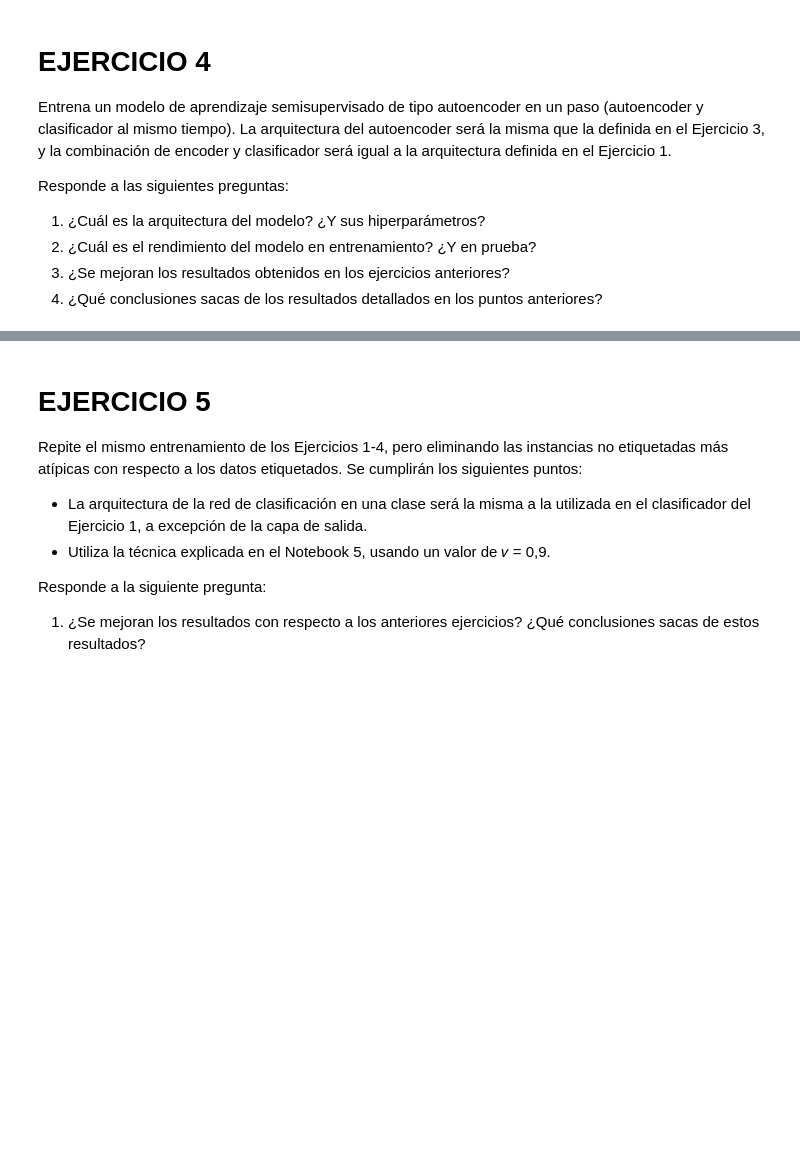
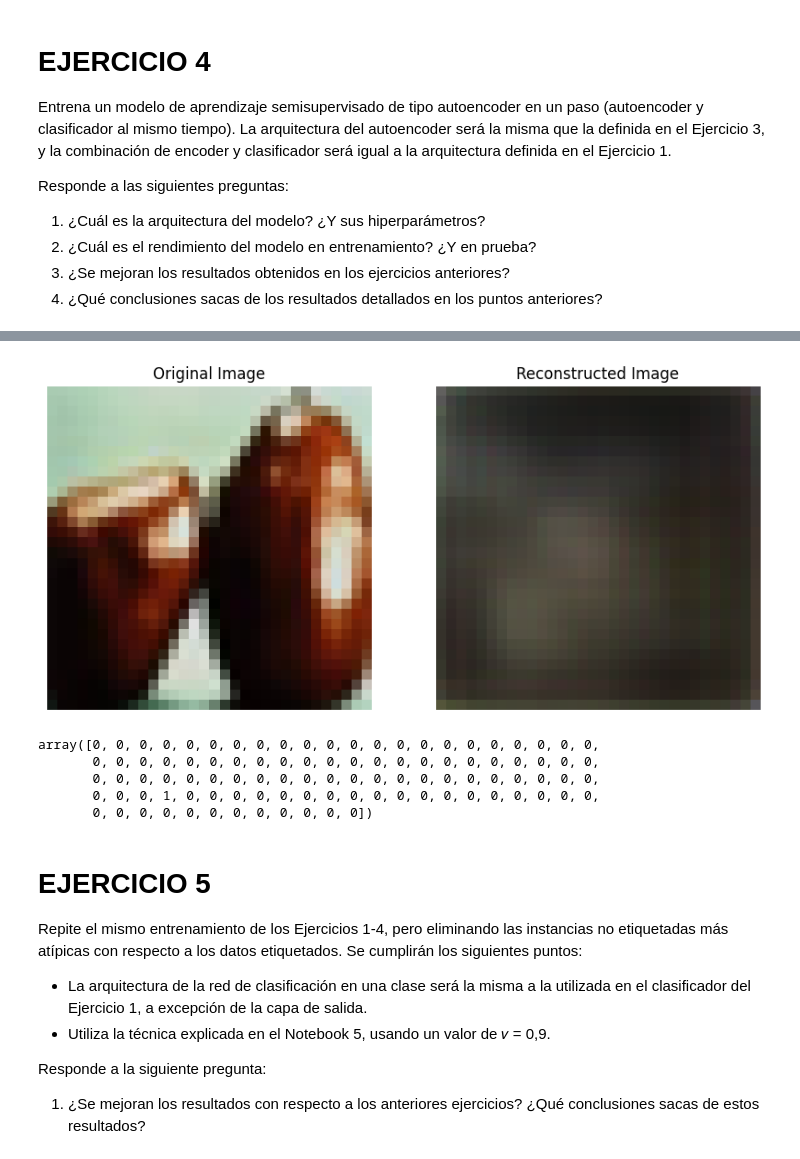
Before and after one commit to PepeRoConde/3year2sem, a Jupyter notebook: maai/p2/main_romero.ipynb, the cells around one changed output, grey strips where cells are left out. Cells and saved outputs as stored; diff of their text form; code cells hidden in the pictures; blank space fills up the shorter version.

```diff
--- a/maai/p2/main_romero.ipynb
+++ b/maai/p2/main_romero.ipynb
@@ -93,0 +101,3 @@ ValueError: Dimensions must be equal, but are 3 and 32 for '{{node compile_loss/
+# %%
+reconstruction_plot(one_step_autoencoder, x_test)
+# %% [output]
@@ -93,0 +105,16 @@ ValueError: Dimensions must be equal, but are 3 and 32 for '{{node compile_loss/
+[figure, added]
+# %%
+import numpy as np
+
+one_hot_train = np.zeros((y_train.size, len(np.unique(y_train))), dtype=int)
+#one_hot_train[np.arange(y_train.size), y_train ] = 1
+for vector, y in zip(one_hot_train, y_train):
+    vector[y] = 1
+one_hot_train[2]
+#np.arange(y_train.size)
+# %% [output]
+array([0, 0, 0, 0, 0, 0, 0, 0, 0, 0, 0, 0, 0, 0, 0, 0, 0, 0, 0, 0, 0, 0,
+       0, 0, 0, 0, 0, 0, 0, 0, 0, 0, 0, 0, 0, 0, 0, 0, 0, 0, 0, 0, 0, 0,
+       0, 0, 0, 0, 0, 0, 0, 0, 0, 0, 0, 0, 0, 0, 0, 0, 0, 0, 0, 0, 0, 0,
+       0, 0, 0, 1, 0, 0, 0, 0, 0, 0, 0, 0, 0, 0, 0, 0, 0, 0, 0, 0, 0, 0,
+       0, 0, 0, 0, 0, 0, 0, 0, 0, 0, 0, 0])
```
Also changed, not shown: parts of 8 cells of this notebook, 4 other files.
